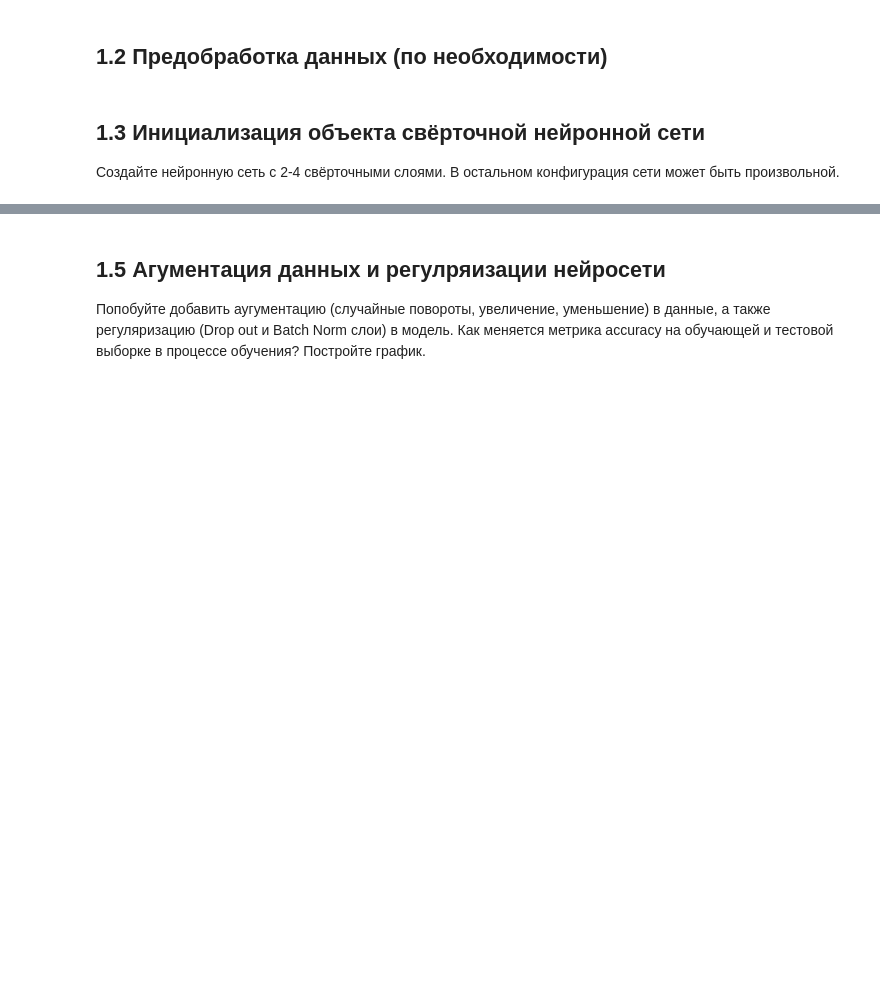
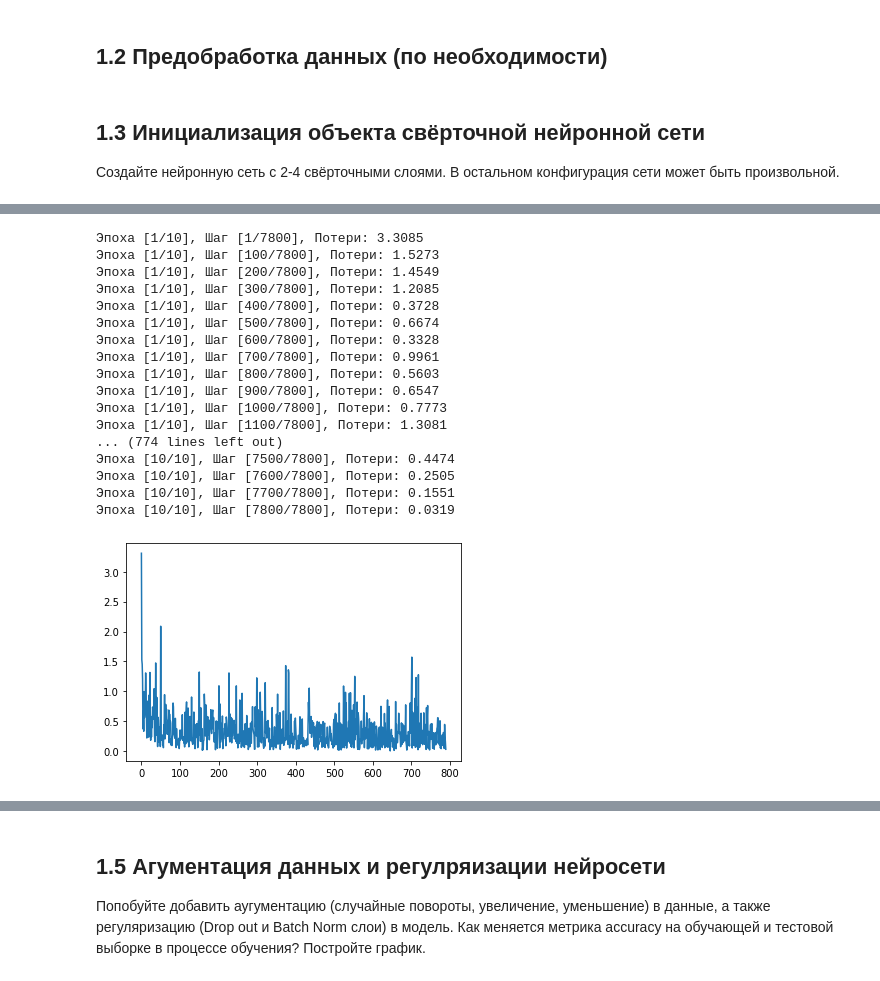
Before and after one commit to DarthBarada/MachineLearning, a Jupyter notebook: hw03/hw_03.ipynb, the cells around one changed output, grey strips where cells are left out. Saved outputs shown, nothing was run; the diff lists cells and outputs as text; code cells hidden in the pictures; blank space fills up the shorter version.

````diff
--- a/hw03/hw_03.ipynb
+++ b/hw03/hw_03.ipynb
@@ -130,3 +141,11 @@ transform = torchvision.transforms.Compose([
     torchvision.transforms.ToTensor()
 ])
 ```
+# %%
+mean, std = 0, 1
+transform = torchvision.transforms.Compose([
+	torchvision.transforms.Resize(128),
+	torchvision.transforms.CenterCrop(196),
+	torchvision.transforms.ToTensor(),
+	torchvision.transforms.Normalize([mean], [std])
+])
@@ -138,0 +263,4 @@ transform = torchvision.transforms.Compose([
+# %%
+cnn = CNN()
+cnn.cuda()
+summary(cnn, (1, 196, 196))
@@ -140,0 +304,67 @@ transform = torchvision.transforms.Compose([
+# %%
+loss_func = nn.CrossEntropyLoss()
+optimizer = optim.Adam(
+    cnn.parameters(),
+    lr = 0.001
+)
+# %%
+num_epochs = 10
+
+def train(num_epochs, cnn, train_set):
+
+	cnn.train()
+
+	# Train the model
+	total_step = len(train_set)
+	lossHistory = []
+
+	for epoch in range(num_epochs):
+		for i, (images, labels) in enumerate(train_set):
+
+			# gives batch data, normalize x when iterate train_loader
+			b_x = Variable(images.cuda())   # batch x
+			b_y = Variable(labels.cuda())   # batch y
+			output = cnn(b_x)[0]
+			loss = loss_func(output, b_y)
+
+			# clear gradients for this training step
+			optimizer.zero_grad()
+
+			# backpropagation, compute gradients
+			loss.backward()                # apply gradients
+			optimizer.step()
+
+			if i==0 or (i+1) % 100 == 0:
+				print ('Эпоха [{}/{}], Шаг [{}/{}], Потери: {:.4f}'
+					   .format(epoch + 1, num_epochs, i + 1, total_step, loss.item()))
+				lossHistory.append(loss.item())
+				pass
+		pass
+	pass
+	torch.save(cnn.state_dict(), './data/dumps/cnn_1.dump')
+	return lossHistory
+
+if exists('./data/dumps/cnn_1.dump'):
+	cnn.load_state_dict(torch.load('./data/dumps/cnn_1.dump'))
+else:
+	story = train(num_epochs, cnn, trainset)
+	plt.plot(story)
+# %% [output]
+Эпоха [1/10], Шаг [1/7800], Потери: 3.3085
+Эпоха [1/10], Шаг [100/7800], Потери: 1.5273
+Эпоха [1/10], Шаг [200/7800], Потери: 1.4549
+Эпоха [1/10], Шаг [300/7800], Потери: 1.2085
+Эпоха [1/10], Шаг [400/7800], Потери: 0.3728
+Эпоха [1/10], Шаг [500/7800], Потери: 0.6674
+Эпоха [1/10], Шаг [600/7800], Потери: 0.3328
+Эпоха [1/10], Шаг [700/7800], Потери: 0.9961
+Эпоха [1/10], Шаг [800/7800], Потери: 0.5603
+Эпоха [1/10], Шаг [900/7800], Потери: 0.6547
+Эпоха [1/10], Шаг [1000/7800], Потери: 0.7773
+Эпоха [1/10], Шаг [1100/7800], Потери: 1.3081
+... (774 lines left out)
+Эпоха [10/10], Шаг [7500/7800], Потери: 0.4474
+Эпоха [10/10], Шаг [7600/7800], Потери: 0.2505
+Эпоха [10/10], Шаг [7700/7800], Потери: 0.1551
+Эпоха [10/10], Шаг [7800/7800], Потери: 0.0319
+[figure, added]
````
Also changed, not shown: parts of 13 cells of this notebook, 2 other files.
